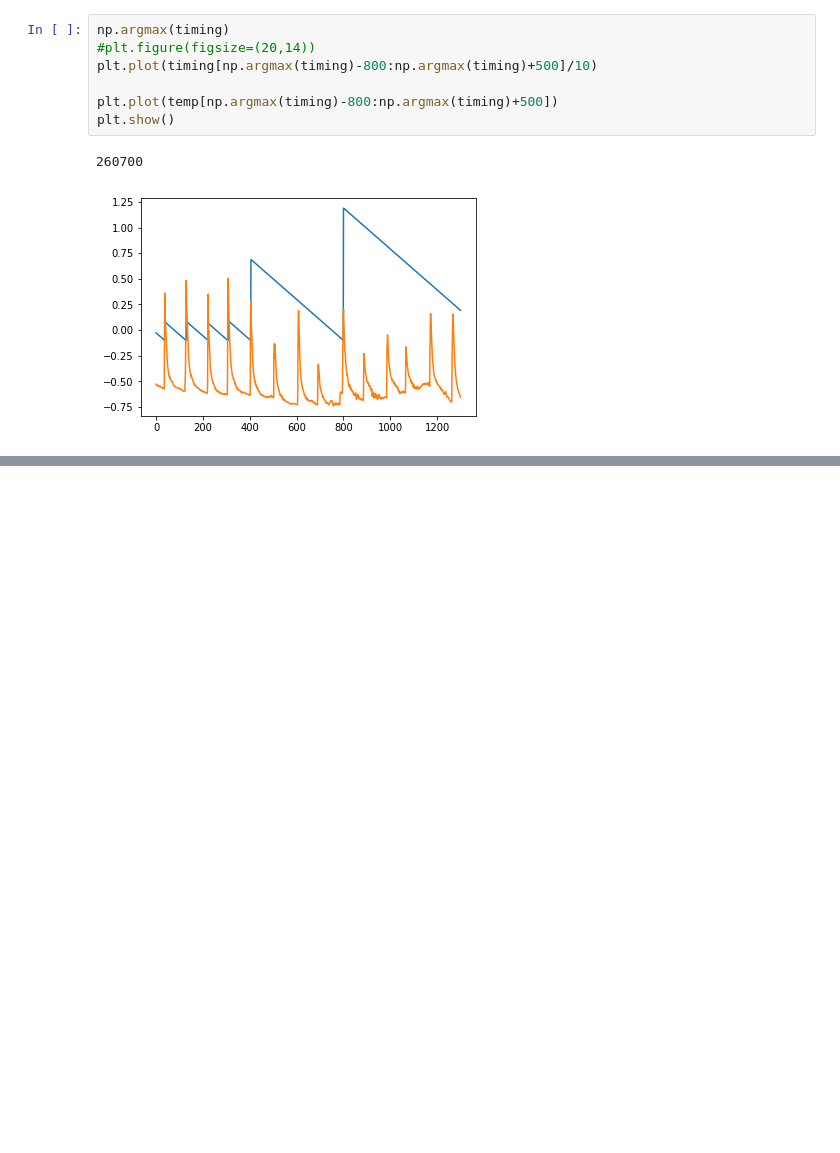
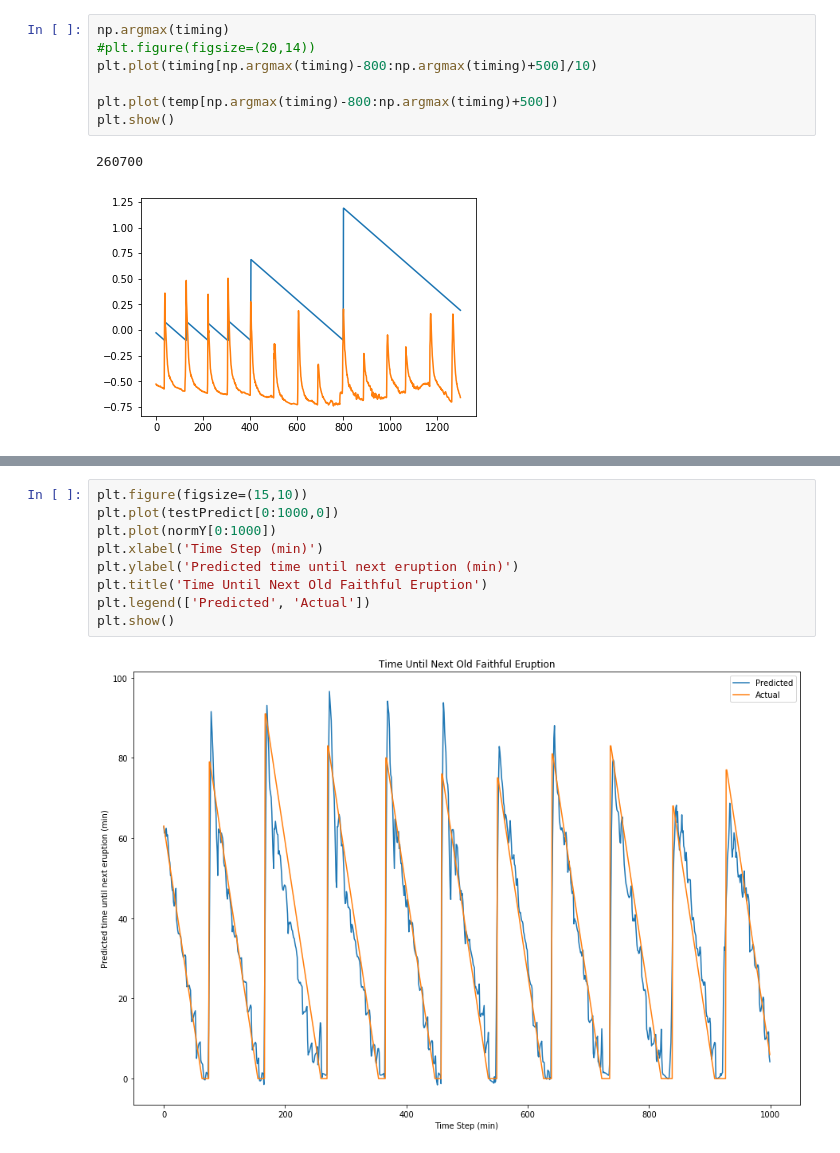
Before and after one commit to clkruse/OldFaithful, a Jupyter notebook: oldFaithfulTemp.ipynb, the cells around one changed output, grey strips where cells are left out. Drawn from its saved outputs; the diff is of its cells as text; blank space fills up the shorter version.

```diff
--- a/oldFaithfulTemp.ipynb
+++ b/oldFaithfulTemp.ipynb
@@ -224,0 +266,11 @@ plt.show()
+# %%
+plt.figure(figsize=(15,10))
+plt.plot(testPredict[0:1000,0])
+plt.plot(normY[0:1000])
+plt.xlabel('Time Step (min)')
+plt.ylabel('Predicted time until next eruption (min)')
+plt.title('Time Until Next Old Faithful Eruption')
+plt.legend(['Predicted', 'Actual'])
+plt.show()
+# %% [output]
+[figure, added]
```
Also changed, not shown: parts of 10 cells of this notebook, 1 other file.
